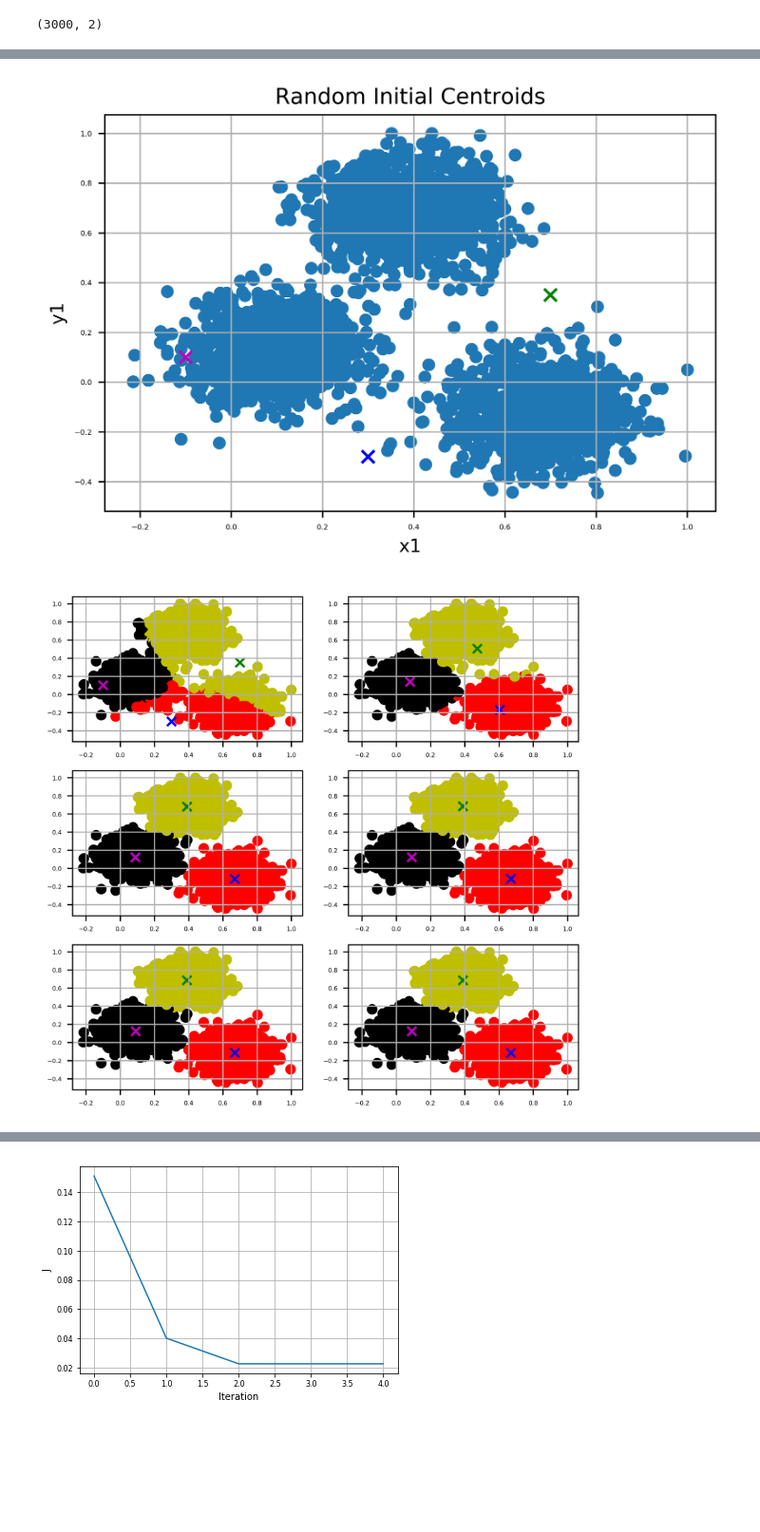
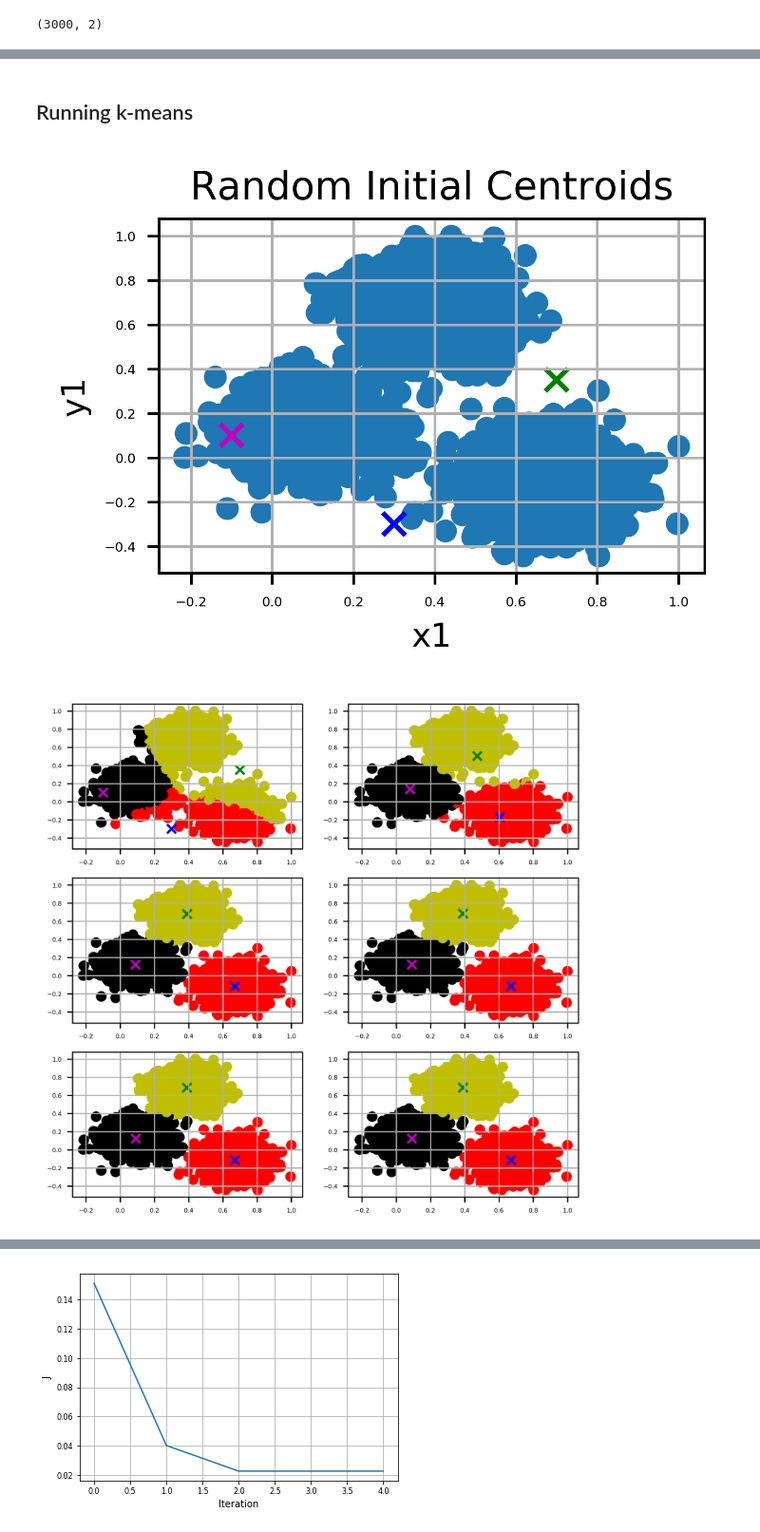
Before and after one commit to rmsouza01/ML101, a Jupyter notebook: JNotebooks/kmeans_numpy.ipynb, the cells around one changed output, grey strips where cells are left out. Shown at 95% size. Cells and saved outputs as stored; diff of their text form; code cells hidden in the pictures; blank space fills up the shorter version.

```diff
--- a/JNotebooks/kmeans_numpy.ipynb
+++ b/JNotebooks/kmeans_numpy.ipynb
@@ -82,6 +81,8 @@ def kmeans(data,centroids,niterations = 10):
         for jj in xrange(k):
             centroids[jj,:] = data[(labels ==jj),:].mean(axis = 0)
     return J/N,centroids,centroids_previous,labels
+# %% [markdown]
+## Running k-means
 # %%
 matplotlib.rc('xtick', labelsize=4)
 matplotlib.rc('ytick', labelsize=4)
@@ -89,33 +90,34 @@ matplotlib.rc('ytick', labelsize=4)
 # Initial centroids
 centroids = np.array([[0.3,-0.3],[0.7,0.35],[-0.1,0.1]])
 centroids2 = centroids.copy()
+
 # Colors for the plot markers
 colors = np.array(['r','y','k'])
 colors2 = np.array(['b','g','m'])
 
-plt.figure(dpi = 450)
+plt.figure(dpi = 450, figsize = (3,2))
 plt.scatter(data[:,0],data[:,1])
 plt.scatter(centroids[:,0],centroids[:,1],marker = 'x',\
             s = 48,c = colors2)
 plt.grid()
 plt.title("Random Initial Centroids")
 plt.xlabel("x1")
 plt.ylabel("y1")
 plt.show()
 
 fig, ax = plt.subplots(nrows=3, ncols=2,figsize = (6,6), dpi = 450)
 counter = 0
 for row in ax:
     for col in row:
         J,centroids,centroids_previous,labels = \
         kmeans(data,centroids.copy(),niterations = 1)
         #Displaying the dataset
         col.scatter(data[:,0],data[:,1],c=colors[labels])
         col.scatter(centroids_previous[:,0],centroids_previous[:,1]\
                     ,marker = 'x',c=colors2)
         col.grid()
         counter+=5
 plt.show()
 # %% [output]
-[figure, old version]
+[figure, new version]
 [figure]
```
Also changed, not shown: parts of 6 cells of this notebook.
